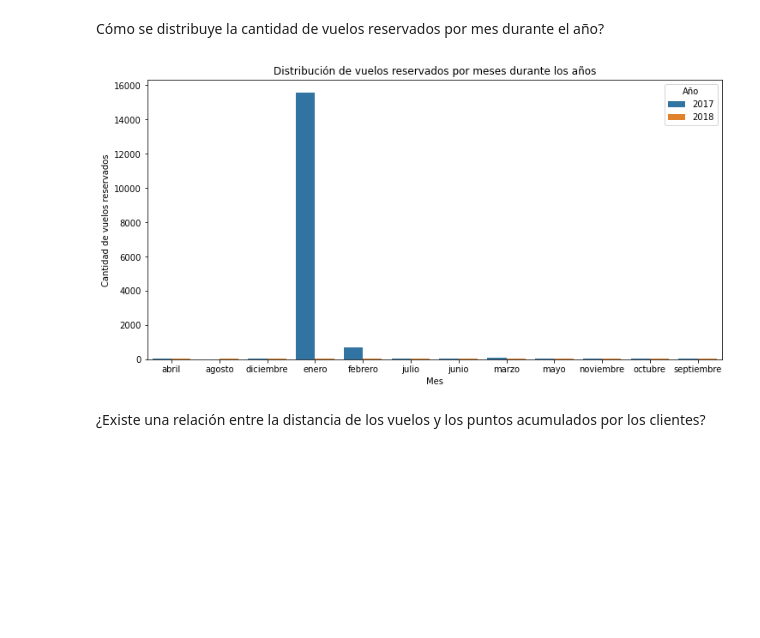
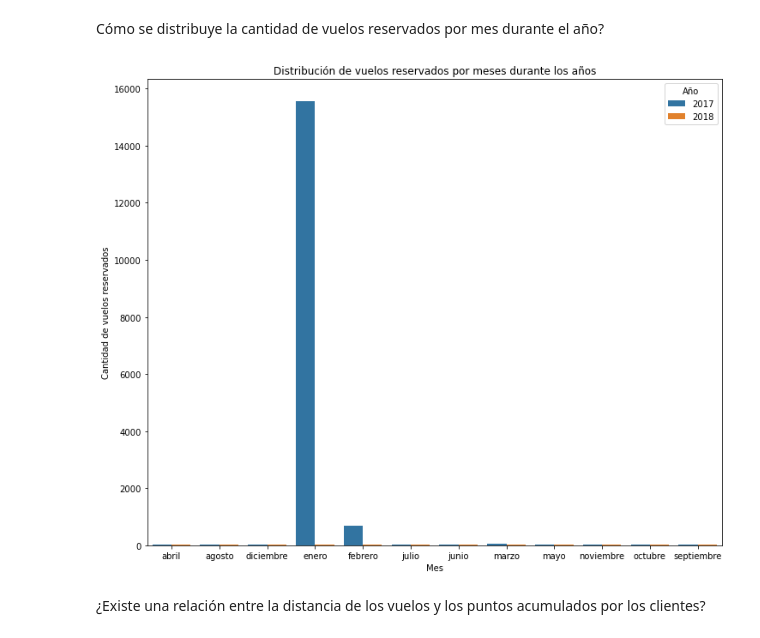
Before and after one commit to Adalab/bda-modulo-3-evaluacion-final-fedraca, a Jupyter notebook: EVALUACION FINAL MODULO 3.ipynb, the cells around one changed output. Cells and saved outputs as stored; diff of their text form; code cells hidden in the pictures; blank space fills up the shorter version.

```diff
--- a/EVALUACION FINAL MODULO 3.ipynb
+++ b/EVALUACION FINAL MODULO 3.ipynb
@@ -422,15 +430,15 @@ print(vuelos_por_anio_mes_df)
 Cómo se distribuye la cantidad de vuelos reservados por mes durante el año?
 # %%
 # Crear gráfico de barras agrupado por mes y año
-plt.figure(figsize=(12, 6))
+plt.figure(figsize=(12, 10))
 sns.barplot(x='Month', y='Cantidad de vuelos reservados', hue='Year', data=vuelos_por_anio_mes_df)
 plt.xlabel('Mes')
 plt.ylabel('Cantidad de vuelos reservados')
 plt.title('Distribución de vuelos reservados por meses durante los años')
 plt.legend(title='Año')
 plt.show()
 # %% [output]
-[figure, old version]
+[figure, new version]
 # %% [markdown]
  ¿Existe una relación entre la distancia de los vuelos y los puntos acumulados por los clientes?
 # %%
```
Also changed, not shown: parts of 13 cells of this notebook.
